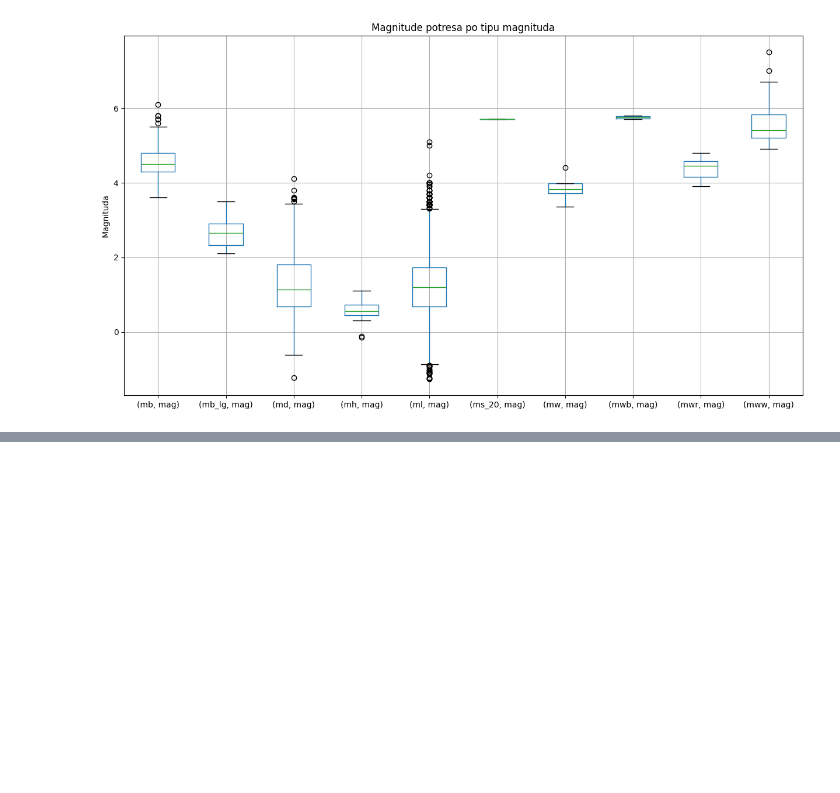
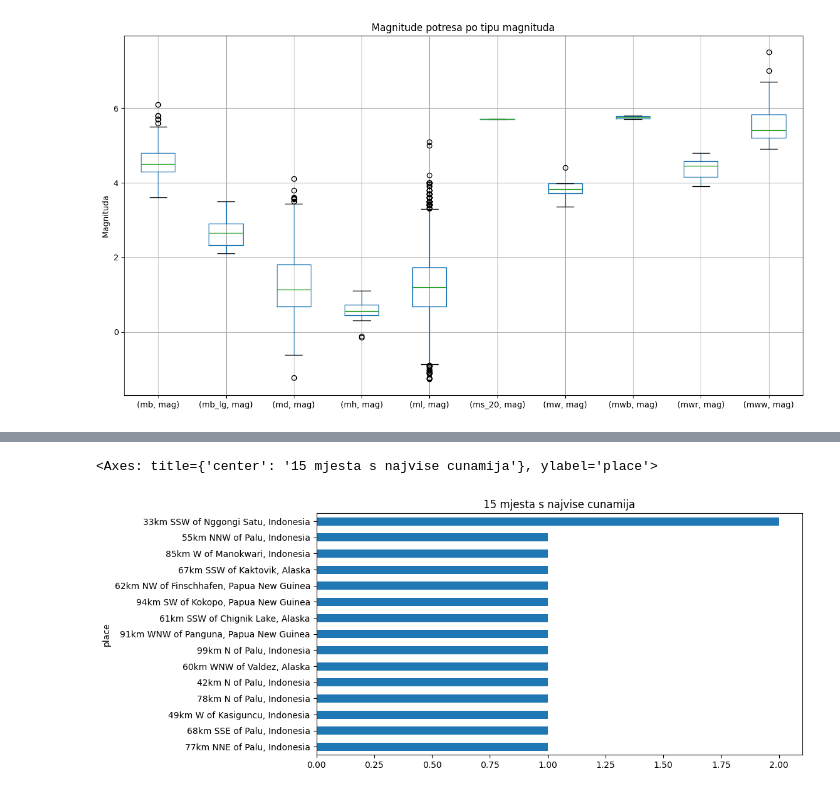
Before and after one commit to Josip996/pyds-ponavljanje, a Jupyter notebook: 4_vjezba_uvod_matplotlib.ipynb, the cells around one changed output, grey strips where cells are left out. Cells and saved outputs as stored; diff of their text form; code cells hidden in the pictures; blank space fills up the shorter version.

```diff
--- a/4_vjezba_uvod_matplotlib.ipynb
+++ b/4_vjezba_uvod_matplotlib.ipynb
@@ -392,0 +411,9 @@ Text(0, 0.5, 'Magnituda')
+# %%
+earthquakes_df.groupby('place').tsunami.sum().sort_values().iloc[-15:,].plot(
+    kind='barh',
+    figsize=(10, 5),
+    title='15 mjesta s najvise cunamija'
+)
+# %% [output]
+<Axes: title={'center': '15 mjesta s najvise cunamija'}, ylabel='place'>
+[figure, added]
```
Also changed, not shown: parts of 6 cells of this notebook.
